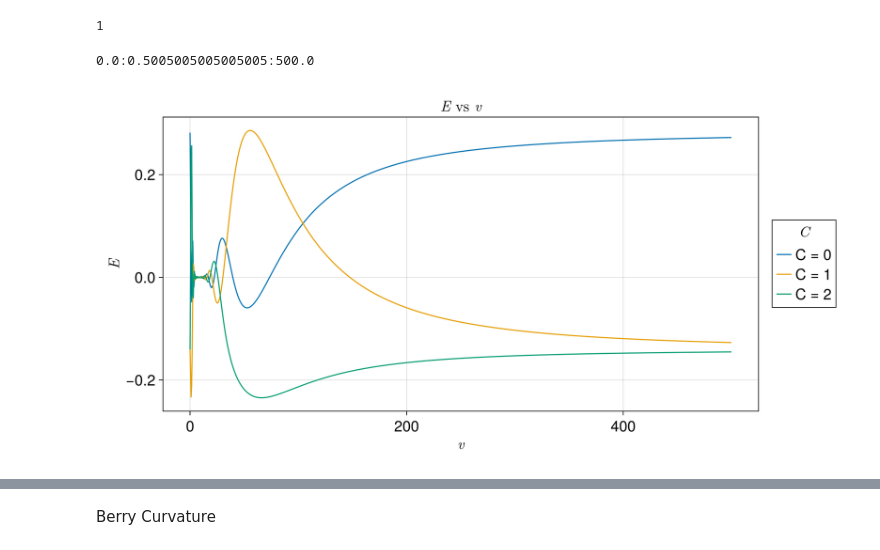
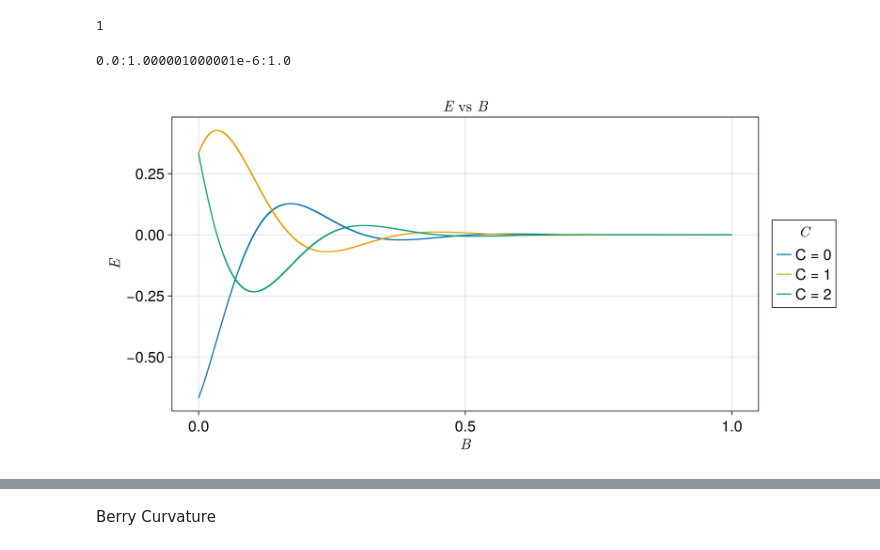
Before and after one commit to aviVadali/Summer2024, a Jupyter notebook: Trithep_BC.ipynb, the cells around one changed output, grey strips where cells are left out. Drawn from its saved outputs; the diff is of its cells as text; code cells hidden in the pictures.

```diff
--- a/Trithep_BC.ipynb
+++ b/Trithep_BC.ipynb
@@ -96,10 +103,10 @@ m = 1
 # %% [output]
 1
 # %%
-samps = 1000
-v_list = range(0, 500, samps)
+samps = 10^6
+B_list = range(0, 1, samps)
 # %% [output]
-0.0:0.5005005005005005:500.0
+0.0:1.000001000001e-6:1.0
 # %%
 # energies (C0, samples)
 energies = Array{Float64}(undef, 3, samps)
@@ -113,14 +120,14 @@ end
 # %%
 P = Figure(size=(1000, 500), fontsize=20)
 ax = Axis(P[1, 1],
-title = L"E \ \text{vs} \ v",
-xlabel = L"v", ylabel = L"E")
+title = L"E \ \text{vs} \ B",
+xlabel = L"B", ylabel = L"E")
 for i in 1:3
-    lines!(ax, v_list, energies[i, :],
+    lines!(ax, B_list, energies[i, :],
     label = "C = "*string(mod(i - 1, 3)))
 end
 P[1, 2] = Legend(P, ax, L"C",
 framevisible = true)
 P
 # %% [output]
-[figure, old version]
+[figure, new version]
```
Also changed, not shown: parts of 22 cells of this notebook, 3 other files.
